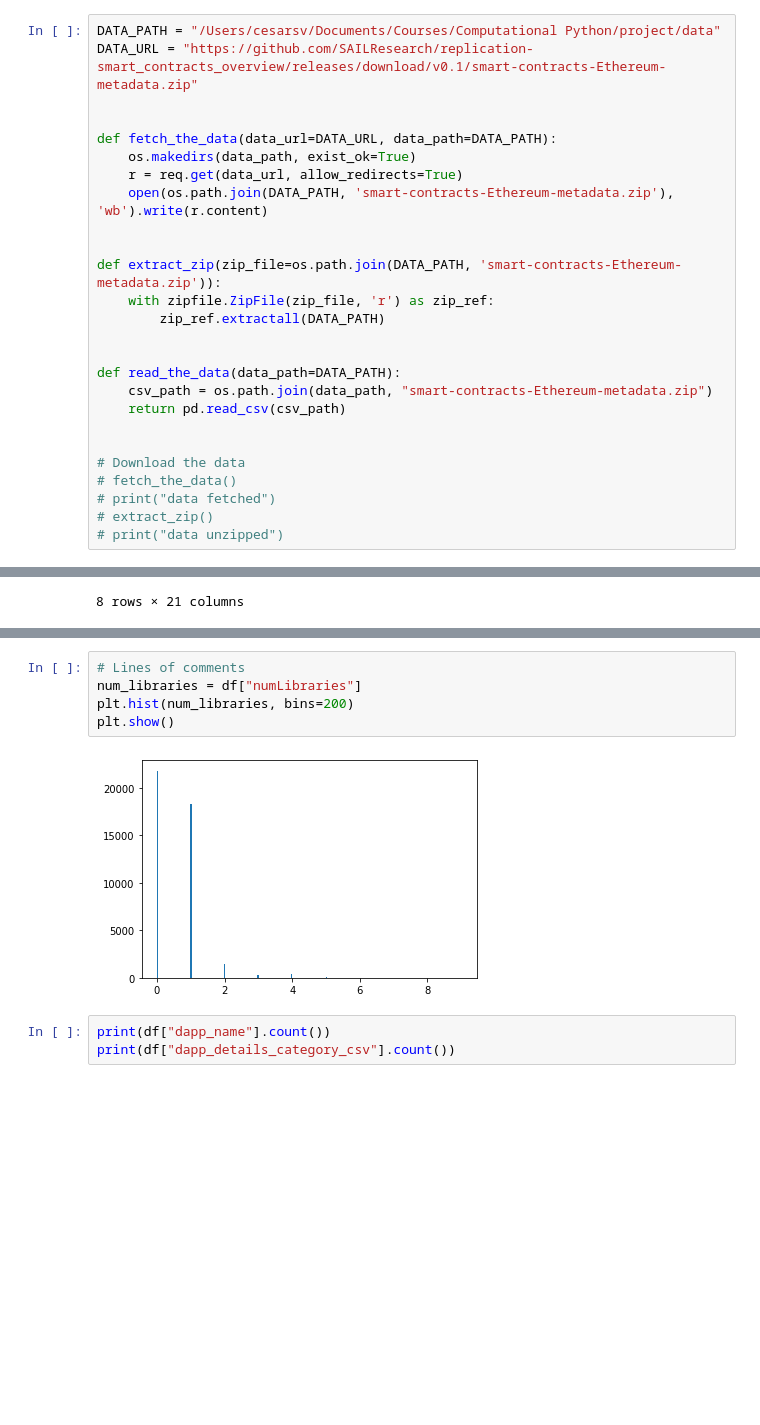
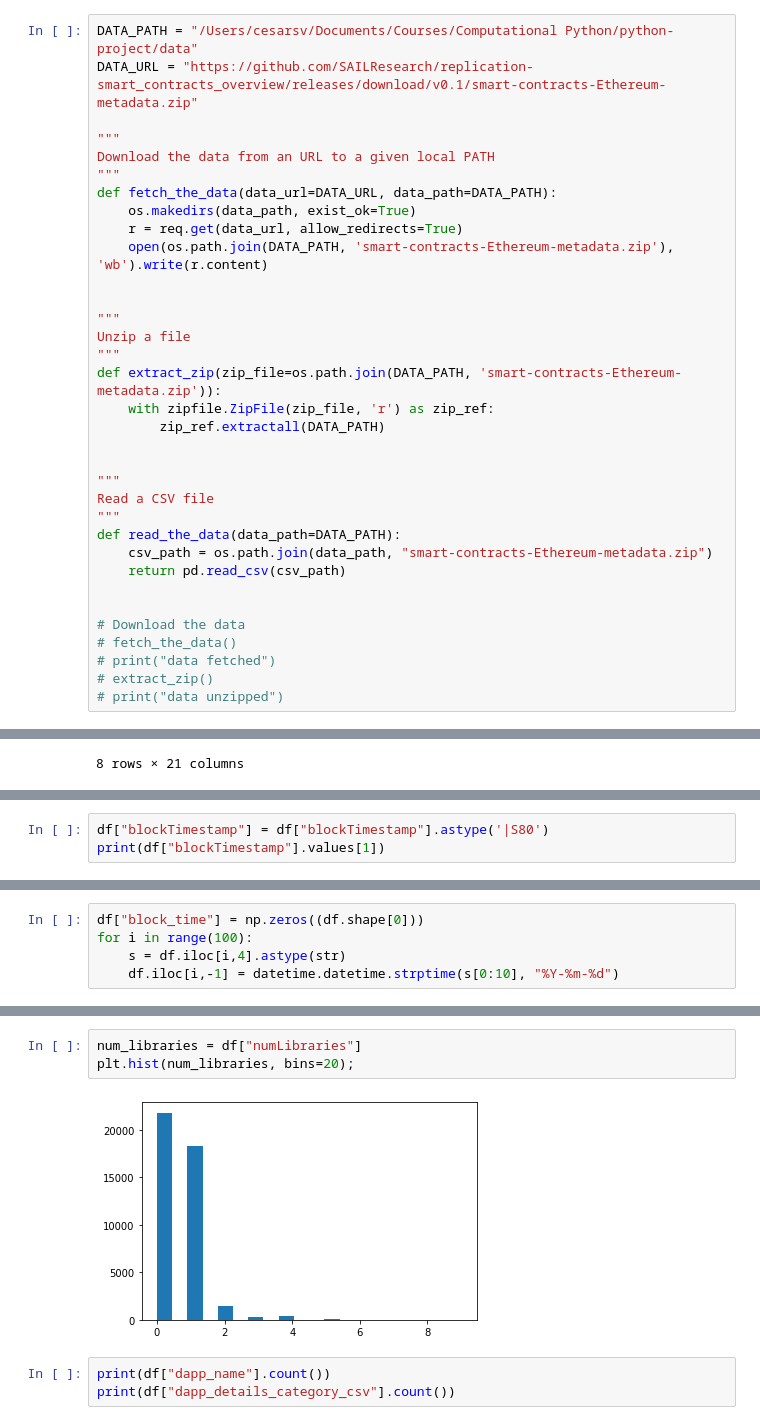
Before and after one commit to cesarsotovalero/python-project, a Jupyter notebook: smart_contracts.ipynb, the cells around one changed output, grey strips where cells are left out. Drawn from its saved outputs; the diff is of its cells as text; blank space fills up the shorter version.

Commit message:
Add comments

```diff
--- a/smart_contracts.ipynb
+++ b/smart_contracts.ipynb
@@ -9,19 +20,27 @@ import seaborn as seab
 # %%
-DATA_PATH = "/Users/cesarsv/Documents/Courses/Computational Python/project/data"
+DATA_PATH = "/Users/cesarsv/Documents/Courses/Computational Python/python-project/data"
 DATA_URL = "https://github.com/SAILResearch/replication-smart_contracts_overview/releases/download/v0.1/smart-contracts-Ethereum-metadata.zip"
 
-
+"""
+Download the data from an URL to a given local PATH
+"""
 def fetch_the_data(data_url=DATA_URL, data_path=DATA_PATH):
     os.makedirs(data_path, exist_ok=True)
     r = req.get(data_url, allow_redirects=True)
     open(os.path.join(DATA_PATH, 'smart-contracts-Ethereum-metadata.zip'), 'wb').write(r.content)
 
 
+"""
+Unzip a file
+"""
 def extract_zip(zip_file=os.path.join(DATA_PATH, 'smart-contracts-Ethereum-metadata.zip')):
     with zipfile.ZipFile(zip_file, 'r') as zip_ref:
         zip_ref.extractall(DATA_PATH)
 
 
+"""
+Read a CSV file
+"""
 def read_the_data(data_path=DATA_PATH):
     csv_path = os.path.join(data_path, "smart-contracts-Ethereum-metadata.zip")
     return pd.read_csv(csv_path)
@@ -82,0 +110,3 @@ df.describe()
+# %%
+df["blockTimestamp"] = df["blockTimestamp"].astype('|S80')
+print(df["blockTimestamp"].values[1])
@@ -82,0 +115,5 @@ df.describe()
+# %%
+df["block_time"] = np.zeros((df.shape[0]))
+for i in range(100):
+    s = df.iloc[i,4].astype(str)
+    df.iloc[i,-1] = datetime.datetime.strptime(s[0:10], "%Y-%m-%d")
@@ -100,10 +147,8 @@ plt.show()
 # %%
-# Lines of comments
 num_libraries = df["numLibraries"]
-plt.hist(num_libraries, bins=200)
-plt.show()
+plt.hist(num_libraries, bins=20);
 # %% [output]
-[figure, old version]
+[figure, new version]
 # %%
 print(df["dapp_name"].count())
 print(df["dapp_details_category_csv"].count())
```
Also changed, not shown: parts of 22 cells of this notebook.
